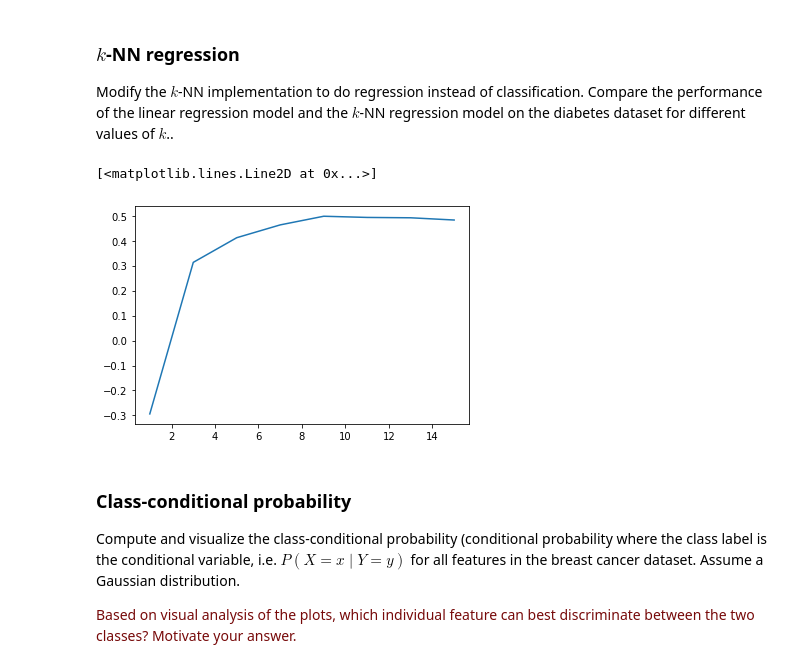
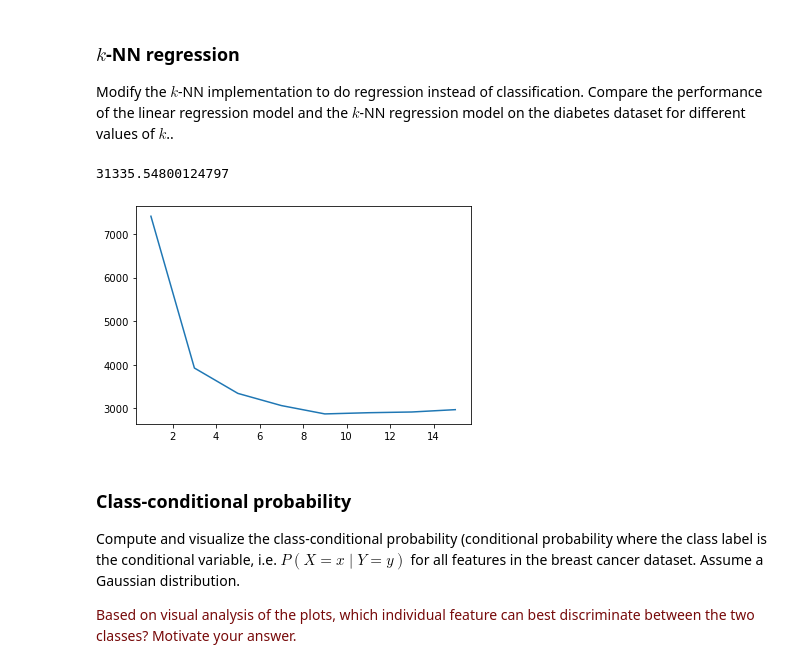
Before and after one commit to Djennifer/8dm50-machine-learning, a Jupyter notebook: practicals/week_1.ipynb, the cells around one changed output. Saved outputs shown, nothing was run; the diff lists cells and outputs as text; code cells hidden in the pictures.

```diff
--- a/practicals/week_1.ipynb
+++ b/practicals/week_1.ipynb
@@ -129,6 +129,9 @@ beta = lsq(X_train, y_train)
 
 # print the parameters
 print(beta)
+y_pred = np.inner(beta[:10].T, X_test).T
+mse = ((y_test - y_pred)**2).mean()
+print(mse)
 # %% [output]
 [[ 152.34786452]
  [ -16.57607993]
@@ -213,10 +217,17 @@ def kNN_classification_pred(X_train, X_test, k):
 
 k_lin = np.arange(1, 16, 2)
 accuracy = np.zeros(len(k_lin))
+mse = np.zeros(len(k_lin))
 for i, k in enumerate(k_lin):
     y_pred = kNN_classification_pred(X_train, X_test, k)
     accuracy[i] = accuracy_score(y_test, y_pred)
+    mse[i] = ((y_test - y_pred)**2).mean()
 
+f1 = plt.figure(1)
+plt.plot(k_lin, accuracy)
+plt.title('Accuracy Score')
 
-plt.plot(k_lin, accuracy)
+#f2 = plt.figure(2)
+#plt.plot(k_lin, mse)
+#plt.title('Mean Squared Error')
 # %% [output]
@@ -237,36 +250,41 @@ X_test /= np.max(np.abs(X_test),axis=0)
 # %%
 import numpy as np
 import sklearn.metrics as metric
 
 def euclidean_distance(a, b):
     return np.linalg.norm(a-b) #Use norm to get the size of the vector
 
 def get_neighbours(X_train, X_test, k):
     distances = np.zeros(len(X_train))
     for i in range(len(X_train)):
         distances[i] = euclidean_distance(X_test, X_train[i])
     index = np.argsort(distances)
     distances = np.sort(distances)
     return index[:k], distances[:k]
 
 def kNN_regression_pred(X_train, y_train, X_test, k):
     y_pred = np.zeros(len(X_test), dtype=int)
     for i, x_test in enumerate(X_test):
         index, dist = get_neighbours(X_train, x_test, k)
         y_pred[i] = np.sum(y_train[index,0])/k
     return y_pred[:, np.newaxis]
 
 
 k_lin = np.arange(1, 16, 2)
-accuracy = np.zeros(len(k_lin))
+mse_kNN = np.zeros(len(k_lin))
 for i, k in enumerate(k_lin):
-    preds = kNN_regression_pred(X_train, y_train, X_test, k)
-    accuracy[i] = metric.explained_variance_score(y_test, preds)
+    preds_kNN = kNN_regression_pred(X_train, y_train, X_test, k)
+    mse_kNN[i] = ((y_test - preds_kNN)**2).mean()
 
-plt.plot(k_lin, accuracy)
+beta = lsq(X_train, y_train)
+pred_lin = np.inner(beta[:10].T, X_test).T
+mse_lin = ((y_test - pred_lin)**2).mean()
+print(mse_lin)
+plt.plot(k_lin, mse_kNN)
+plt.show()
 # %% [output]
-[<matplotlib.lines.Line2D at 0x...>]
+31335.54800124797
-[figure, old version]
+[figure, new version]
 # %% [markdown]
 ### Class-conditional probability
 
```
Also changed, not shown: parts of 4 cells of this notebook.
